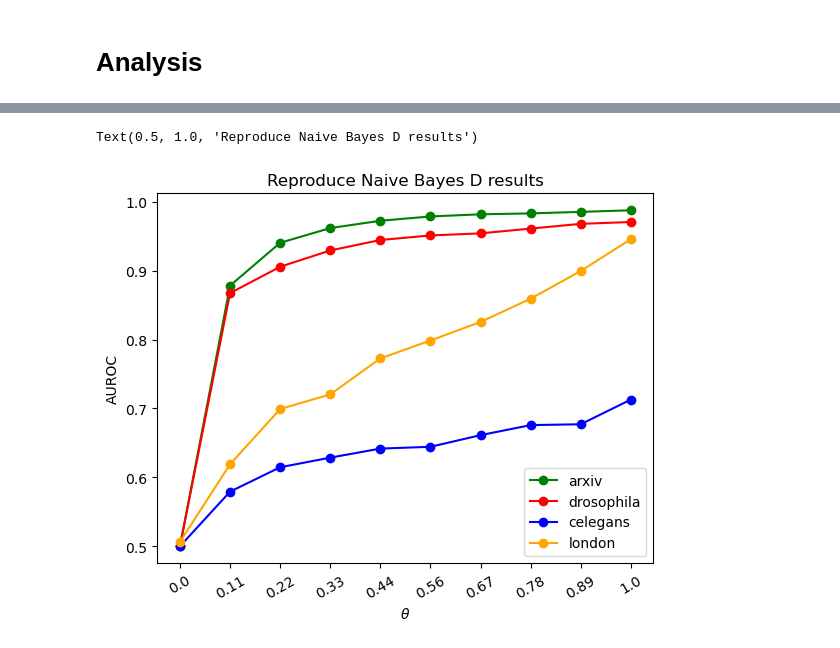
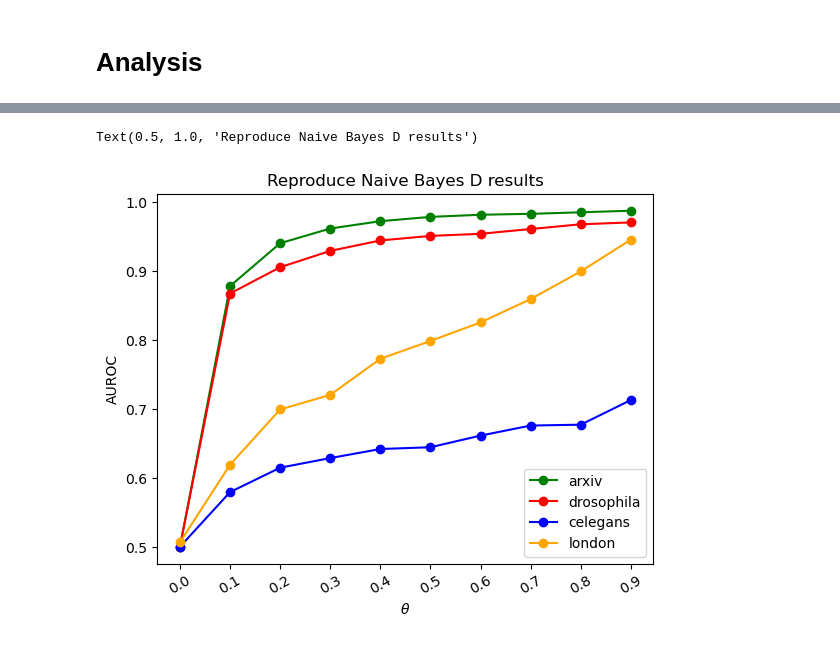
Before and after one commit to kaiser-dan/proj_naive-embedded-reconstruction, a Jupyter notebook: notebooks/viz/viz_EMB_ex27.ipynb, the cells around one changed output, grey strips where cells are left out. Saved outputs shown, nothing was run; the diff lists cells and outputs as text; code cells hidden in the pictures.

```diff
--- a/notebooks/viz/viz_EMB_ex27.ipynb
+++ b/notebooks/viz/viz_EMB_ex27.ipynb
@@ -116,29 +116,29 @@ plt.savefig("../../results/plots/line_auroc-pfi_N2V-logreg-configuration-distanc
 # %%
 plt.figure()
 
 plt.plot(arxiv_D[2], label="arxiv", color="green", marker="o")
 plt.plot(drosophila_D[2], label="drosophila", color="red", marker="o")
 plt.plot(celegans_D[2], label="celegans", color="blue", marker="o")
 plt.plot(london_D[2], label="london", color="orange", marker="o")
 
 plt.legend()
 
 plt.xticks(
     range(10),
     [
         float(np.format_float_scientific(x, precision=1))
-        for x in np.linspace(0, 1, 10)
+        for x in np.linspace(0, 0.9, 10)
     ],
     rotation=30
 )
 
 plt.xlabel("$\\theta$")
 plt.ylabel("AUROC")
 
 plt.title("Reproduce Naive Bayes D results")
 # %% [output]
 Text(0.5, 1.0, 'Reproduce Naive Bayes D results')
-[figure, old version]
+[figure, new version]
 # %%
 plt.figure()
 
```
Also changed, not shown: parts of 5 cells of this notebook, 8 other files.
